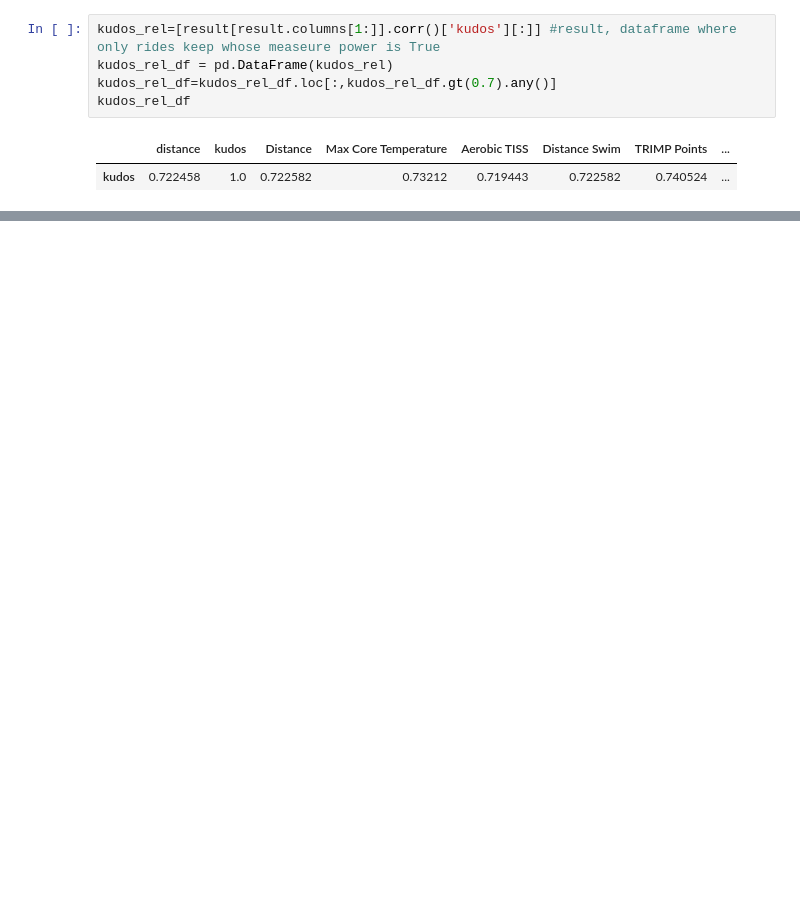
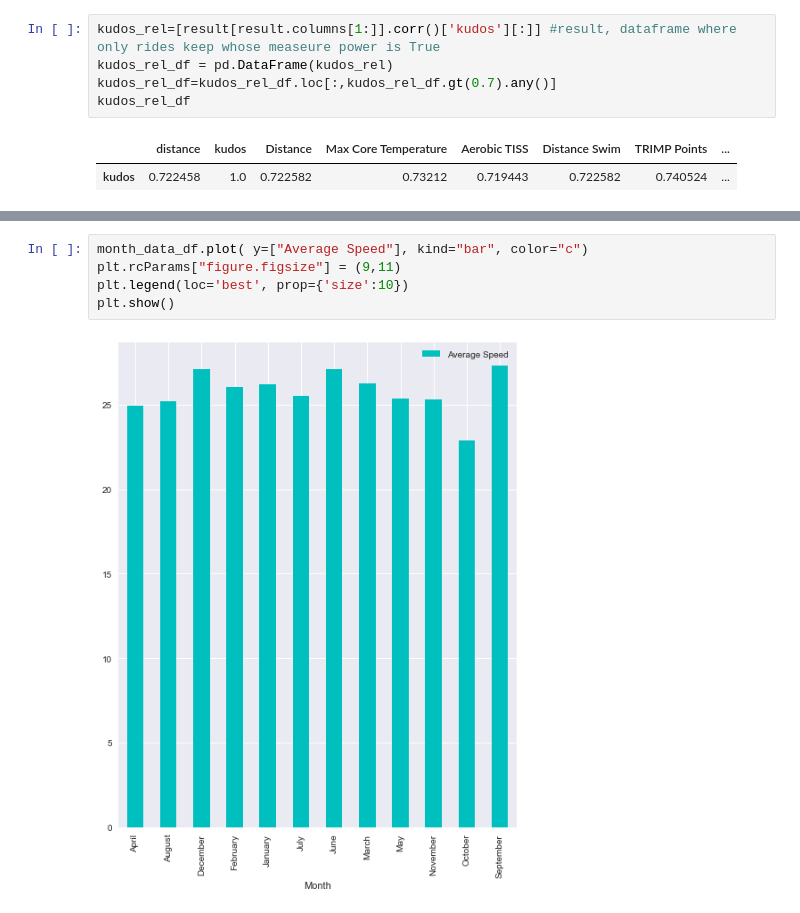
Before and after one commit to shubhamrana2374/Portfolio, a Jupyter notebook: Portfolio 1.ipynb, the cells around one changed output, grey strips where cells are left out. Drawn from its saved outputs; the diff is of its cells as text; blank space fills up the shorter version.

```diff
--- a/Portfolio 1.ipynb
+++ b/Portfolio 1.ipynb
@@ -452,0 +491,7 @@ month_data_df.style.apply(max_value)
+# %%
+month_data_df.plot( y=["Average Speed"], kind="bar", color="c")
+plt.rcParams["figure.figsize"] = (9,11)
+plt.legend(loc='best', prop={'size':10})
+plt.show()
+# %% [output]
+[figure, added]
```
Also changed, not shown: parts of 48 cells of this notebook.
